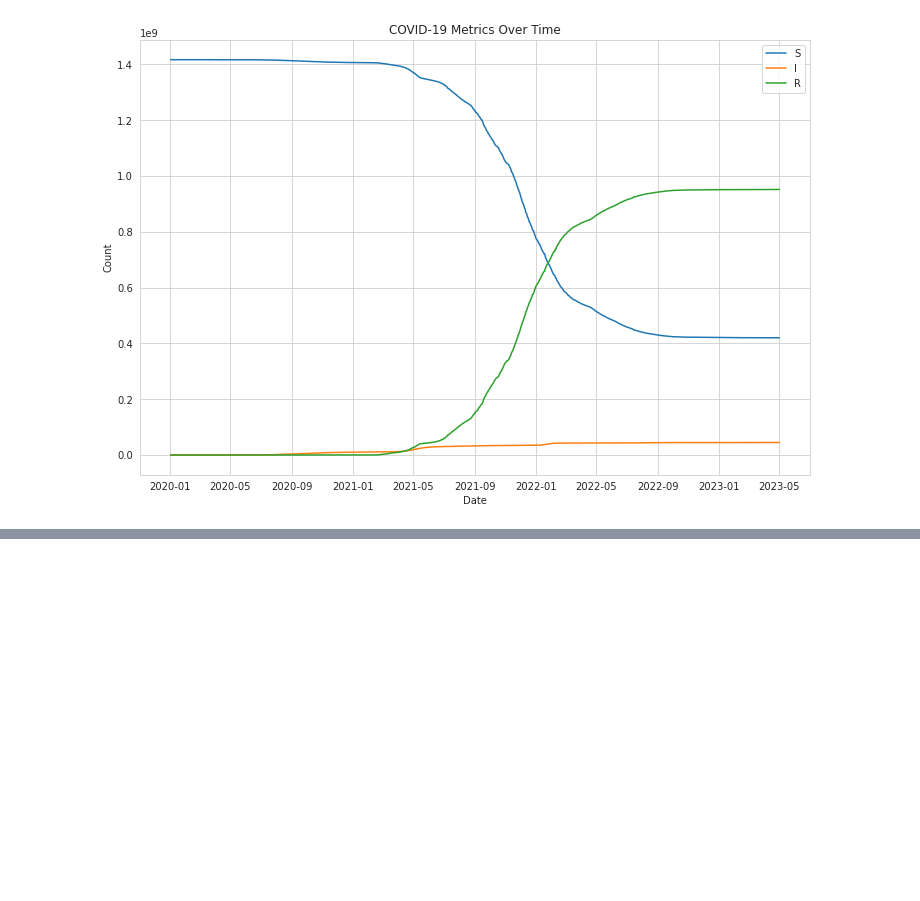
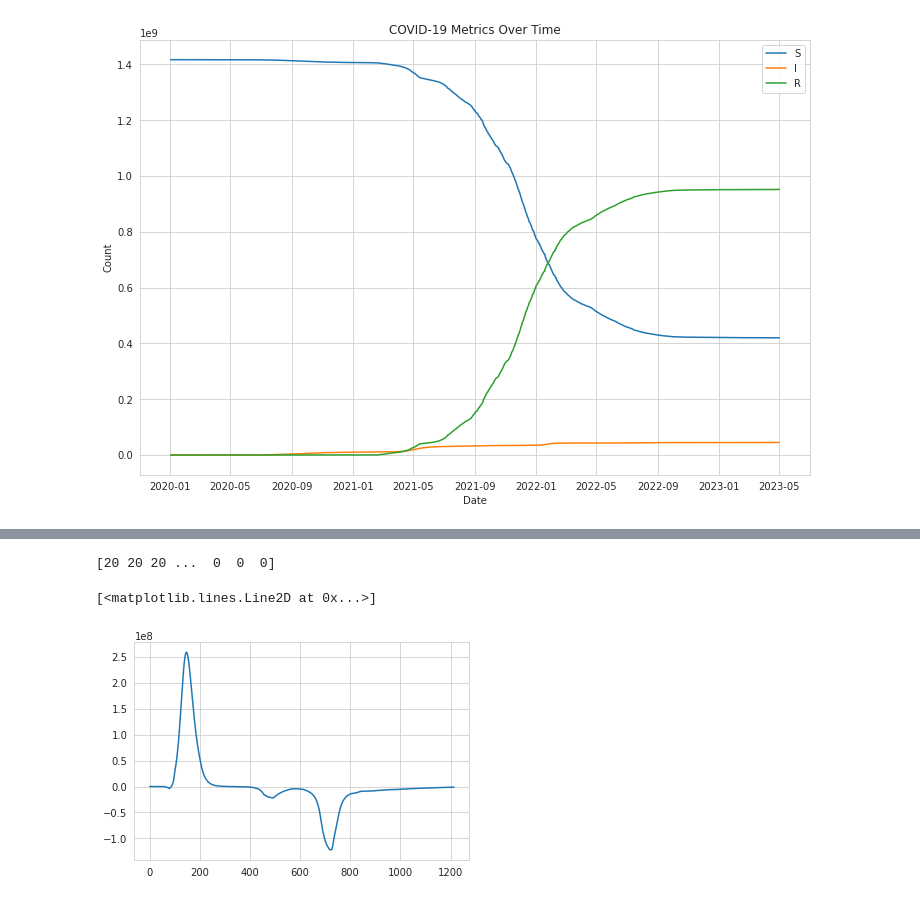
Before and after one commit to psymbio/sir_rl, a Jupyter notebook: 02_data_calibration_benjamin_moll.ipynb, the cells around one changed output, grey strips where cells are left out. Cells and saved outputs as stored; diff of their text form; code cells hidden in the pictures; blank space fills up the shorter version.

```diff
--- a/02_data_calibration_benjamin_moll.ipynb
+++ b/02_data_calibration_benjamin_moll.ipynb
@@ -228,0 +311,35 @@ with open(OPTIMAL_VALUES_FILE, "w") as outfile:
+# %%
+# try the reward function with our set of steps and see the results:
+
+stringency_moves = []
+for i in range(0, days_difference + 1):
+    if i < 100:
+        stringency_move = 20
+    elif i < 200:
+        stringency_move = 50
+    elif i < 300:
+        stringency_move = 70
+    elif i < 400:
+        stringency_move = 50
+    elif i < 500:
+        stringency_move = 20
+    elif i < 700:
+        stringency_move = 10
+    else:
+        stringency_move = 0
+    stringency_moves.append(stringency_move)
+
+stringency_moves = np.array(stringency_moves)
+print(stringency_moves)
+# %% [output]
+[20 20 20 ...  0  0  0]
+# %%
+moves_lockdown = stringency_moves / 100
+moves_ret = odeint(deriv, y0, t, args=(N, optimal_beta, optimal_gamma, moves_lockdown))
+# Get the new S, I, R values
+moves_S, moves_I, moves_R = moves_ret.T
+# %%
+plt.plot(moves_I - df['I_modelled'].values)
+# %% [output]
+[<matplotlib.lines.Line2D at 0x...>]
+[figure, added]
```
Also changed, not shown: parts of 28 cells of this notebook, 3 other files.
